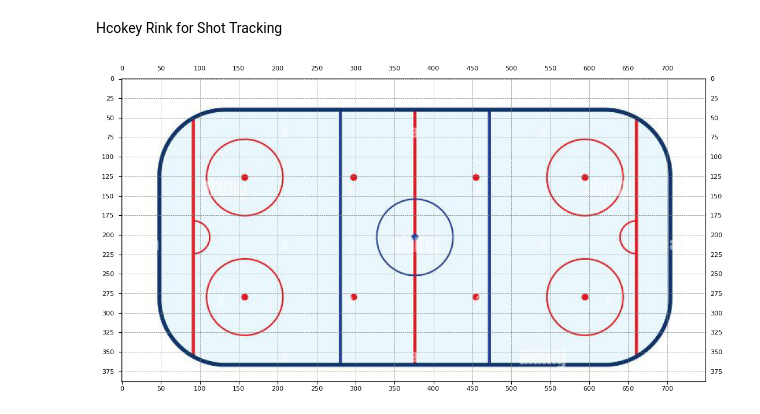
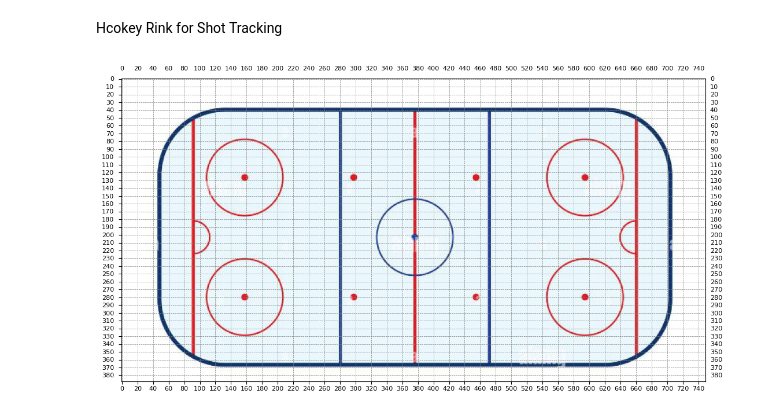
Before and after one commit to njguinness/Flyers_Youth, a Jupyter notebook: Rink_Image.ipynb, the cells around one changed output. Saved outputs shown, nothing was run; the diff lists cells and outputs as text; code cells hidden in the pictures.

```diff
--- a/Rink_Image.ipynb
+++ b/Rink_Image.ipynb
@@ -18,35 +18,35 @@ ax.imshow(img)
 height, width, _ = img.shape
 
 # Set gridline spacing (e.g., every 100 pixels for X and every 50 pixels for Y)
-grid_spacing_x = 50
-grid_spacing_y = 25
+grid_spacing_x = 20
+grid_spacing_y = 10
 
 # Draw vertical and horizontal gridlines
 ax.set_xticks(np.arange(0, width, grid_spacing_x))
 ax.set_yticks(np.arange(0, height, grid_spacing_y))
 ax.grid(color='gray', linestyle='--', linewidth=0.5)
 
 # Add X coordinates on the top and bottom of the image
 for x in np.arange(0, width, grid_spacing_x):
     ax.text(x, -10, f'{x}', color='black', fontsize=8, ha='center', va='bottom')  # Top coordinates
     ax.text(x, height + 5, f'{x}', color='black', fontsize=8, ha='center', va='top')  # Bottom coordinates
 
 # Add Y coordinates on the left and right of the image
 for y in np.arange(0, height, grid_spacing_y):
     ax.text(-10, y, f'{y}', color='black', fontsize=8, ha='right', va='center')  # Left coordinates
     ax.text(width + 5, y, f'{y}', color='black', fontsize=8, ha='left', va='center')  # Right coordinates
 
 # Remove axis labels and ticks
 ax.set_xticklabels([])
 ax.set_yticklabels([])
 
 # Adjust layout to fit the resized image
 plt.tight_layout()
 
 # Save the modified image
 plt.savefig('hockey_rink_with_gridlines_and_coordinates.jpg', dpi=300)
 
 # Show the final image with gridlines and coordinates on the outside
 plt.show()
 # %% [output]
-[figure, old version]
+[figure, new version]
```
Also changed, not shown: 1 other file.
